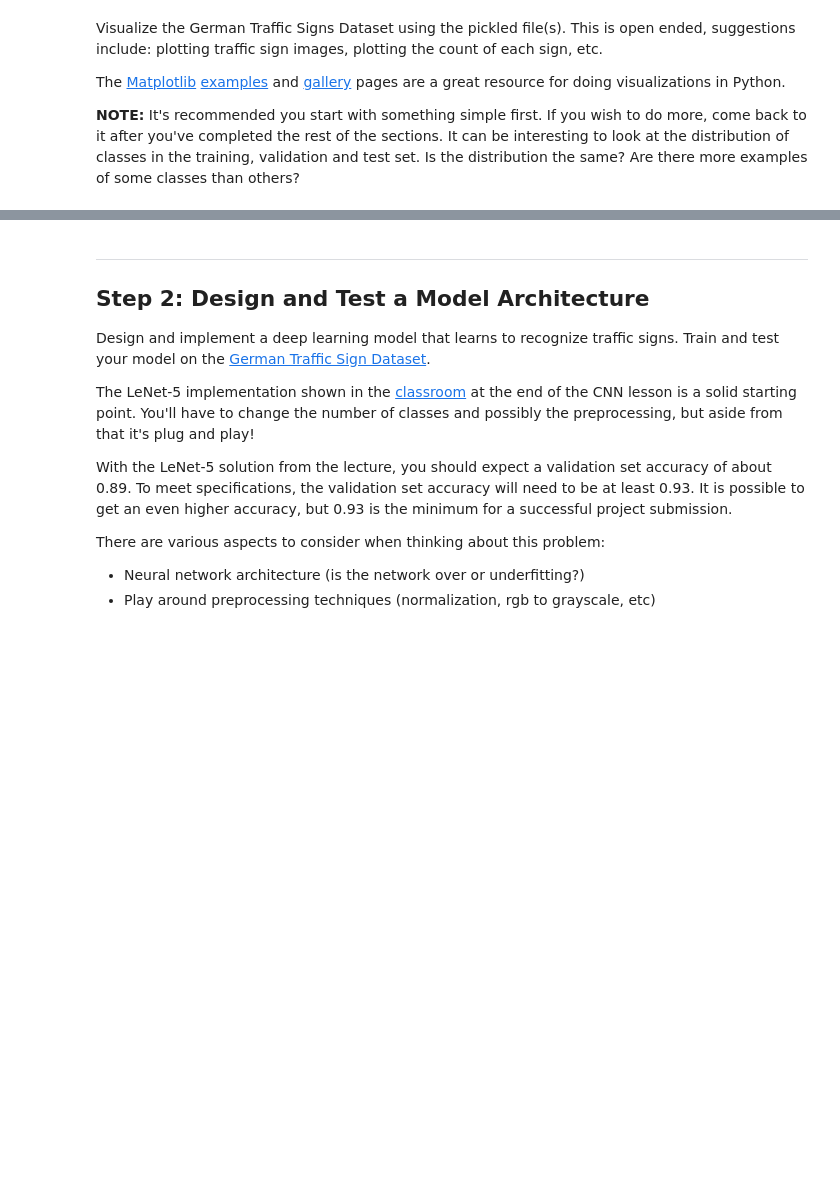
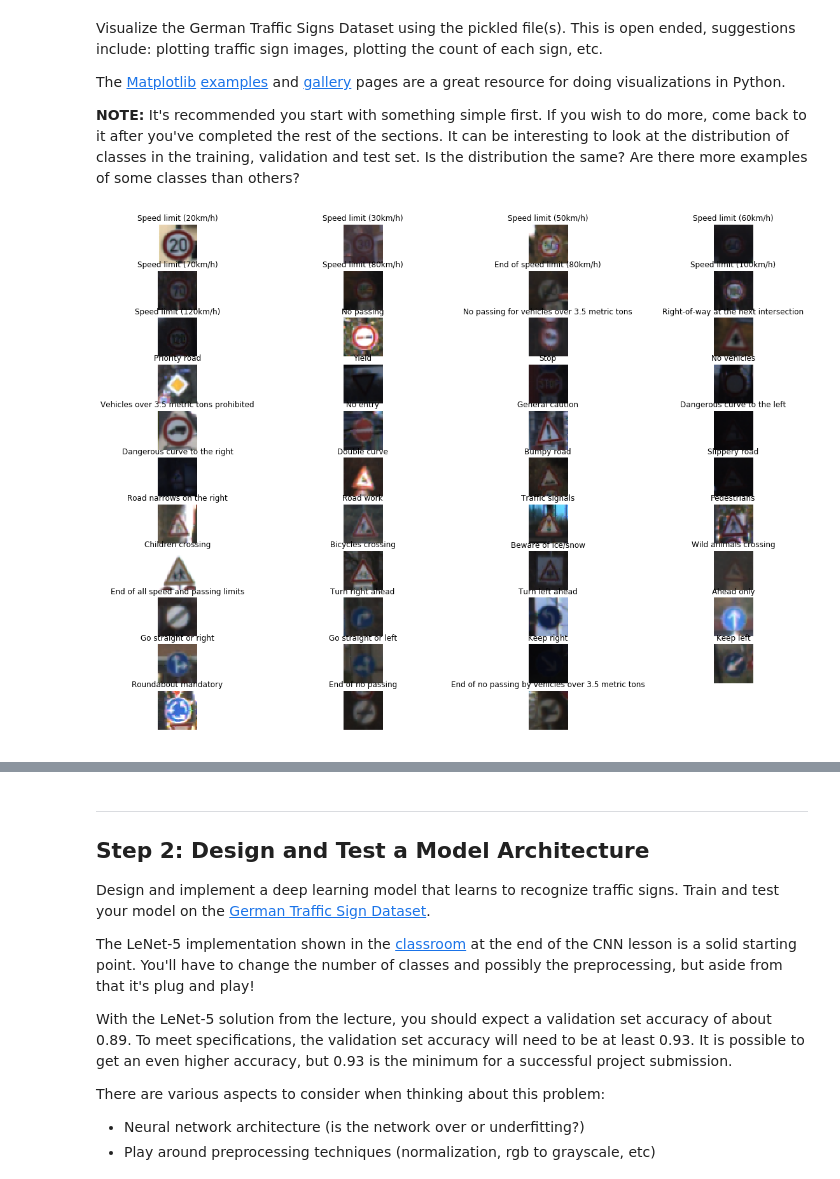
Before and after one commit to brandrik/02_TrafficSignClassifier, a Jupyter notebook: Traffic_Sign_Classifier.ipynb, the cells around one changed output, grey strips where cells are left out. Drawn from its saved outputs; the diff is of its cells as text; code cells hidden in the pictures; blank space fills up the shorter version.

Commit message:
Step 1: Dataset Summary & Exploration done

```diff
--- a/Traffic_Sign_Classifier.ipynb
+++ b/Traffic_Sign_Classifier.ipynb
@@ -26,14 +26,14 @@ import os
 
 # TODO: Fill this in based on where you saved the training and testing data
 
-path = "/src/CarND-Traffic-Sign-Classifier-Project/traffic-signs-data/"
+path = "./traffic-signs-data/"
 training_file = path + "train.p"
 validation_file = path + "valid.p"
 testing_file = path + "test.p"
 
 # cwd= os.getcwd()
+# print(cwd)
 
-print(cwd)
 with open(training_file, mode='rb') as f:
     train = pickle.load(f)
 with open(validation_file, mode='rb') as f:
@@ -104,0 +121,76 @@ import matplotlib.pyplot as plt
+# %%
+### Data exploration visualization code goes here.
+### Feel free to use as many code cells as needed.
+import matplotlib.pyplot as plt
+import numpy as np
+from IPython.core.debugger import set_trace
+
+# use 'set_trace()' to set breakpoint
+
+
+from itertools import groupby
+# Visualizations will be shown in the notebook.
+%matplotlib inline
+
+
+
+def plotSigns(X,y) -> np.ndarray:
+    #n_samples = []
+    for i in (range (n_classes)):
+        #print (range (n_classes))
+        #subplot(nrows, ncols, index, **kwargs)
+        plt.subplot(15, 4, i+1)
+        selected = X[y == i] # select train image with index i equal to index in 'signnames.csv'
+
+        #print(selected)
+
+        plt.imshow(selected[0, :, :, :]) # draw only first image of every class
+
+        #print("selected")
+        #print(selected[0, :, :, :])
+
+        plt.title(all_labels[i])
+        plt.axis('off')
+        #n_samples.append(len(selected))
+    #plt.show()
+
+
+# Distribution of images
+def plotHistogram(y, title):
+
+    fig, ax = plt.subplots(figsize=(10, 15))
+
+    labels = np.arange(len(all_labels))   # 0 .. 42
+    numOfEach = [len(list(group)) for key, group in groupby(y)]
+    #set_trace()
+    ax.barh(labels, numOfEach, align='center', color='blue')
+    ax.set_yticks(labels)
+    ax.set_yticklabels(all_labels)
+    ax.invert_yaxis()  # display labels from top-to-bottom
+    ax.set_xlabel('Number of each')
+    ax.set_title(title)
+
+    plt.show()
+    return numOfEach
+
+
+
+plt.close('all')
+
+plt.figure(1, figsize=(20,20))
+plotSigns(X_train, y_train)
+
+## Histogram training set
+plt.figure(2, figsize=(20,20))
+numEach = plotHistogram(y_train, "Histogram of Trainining Set")
+print (numEach)
+
+### Histogram validation set
+#plt.figure(3, figsize=(20,20))
+#plotHistogram(y_valid, "Histogram of Validation Set")
+
+## Histogram test set
+#plt.figure(4, figsize=(20,20))
+#plotHistogram(y_test, "Histogram of Test Set")
+# %% [output]
+[figure, added]
```
Also changed, not shown: parts of 4 cells of this notebook, 3 other files.
